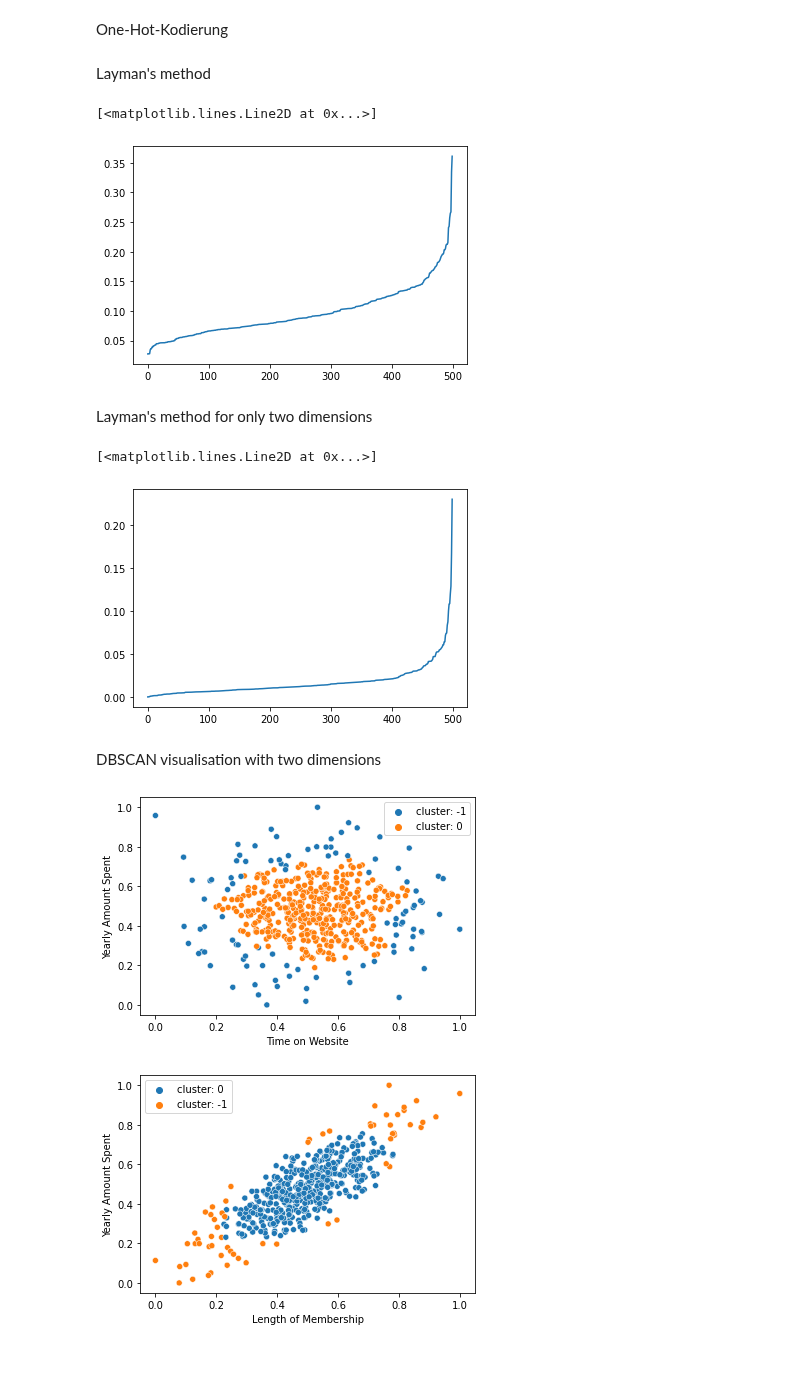
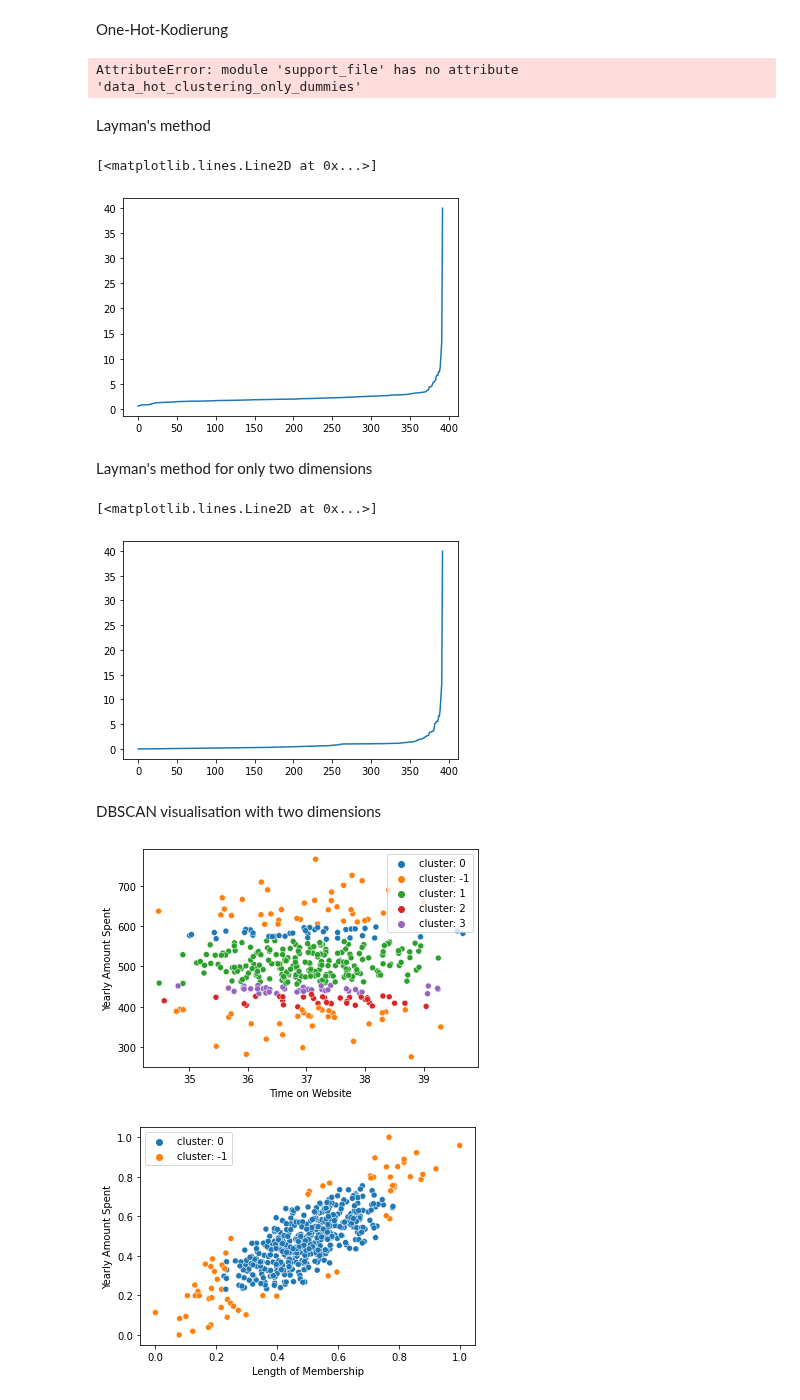
Before and after one commit to JustinSms/Ecommerce_Clustering_2, a Jupyter notebook: DBSCAN.ipynb, the cells around one changed output. Cells and saved outputs as stored; diff of their text form; code cells hidden in the pictures; blank space fills up the shorter version.

```diff
--- a/DBSCAN.ipynb
+++ b/DBSCAN.ipynb
@@ -36,9 +35,18 @@ data_dummies = pd.get_dummies(data[[]])
+# %%
+dummies = sf.data_hot_clustering_only_dummies
+data_hot_clustering = pd.concat([data_norm, dummies], axis=1)
+
+
+#data_hot_clustering[["Avg. Session Length","Time on App","Time on Website","Length of Membership","Yearly Amount Spent","HIGH","MEDIUM","LOW"]]
+print(data_hot_clustering.head(5))
+# %% [output]
+AttributeError: module 'support_file' has no attribute 'data_hot_clustering_only_dummies'
 # %% [markdown]
 Layman's method
 # %%
 neigh = NearestNeighbors(n_neighbors=2)
-nbrs = neigh.fit(data_norm)
-distances, indices = nbrs.kneighbors(data_norm)
+nbrs = neigh.fit(data_hot_clustering)
+distances, indices = nbrs.kneighbors(data_hot_clustering)
 
 distances = np.sort(distances, axis=0)
 
@@ -47,5 +55,5 @@ distances = distances[:,1]
 plt.plot(distances)
 # %% [output]
 [<matplotlib.lines.Line2D at 0x...>]
-[figure, old version]
+[figure, new version]
 # %%
@@ -55,7 +63,7 @@ clusters = dbscan.fit_predict(data_norm)
 # %% [markdown]
 Layman's method for only two dimensions
 # %%
-x = data_norm.iloc[:,[2,4]]
+x = data_hot_clustering.iloc[:,[4,5]]
 
 neigh = NearestNeighbors(n_neighbors=2)
 nbrs = neigh.fit(x)
@@ -68,20 +76,20 @@ distances = distances[:,1]
 plt.plot(distances)
 # %% [output]
 [<matplotlib.lines.Line2D at 0x...>]
-[figure, old version]
+[figure, new version]
 # %% [markdown]
 DBSCAN visualisation with two dimensions
 # %%
-X = data_norm.iloc[:,[2,4]]
+X = data_hot_clustering.iloc[:,[2,4]]
 
-dbscan = DBSCAN(eps=0.05, min_samples=10)
+dbscan = DBSCAN(eps=5, min_samples=10)
 clusters = dbscan.fit_predict(X)
 labels = dbscan.labels_
 
 sns.scatterplot(X.iloc[:,0], X.iloc[:,1], hue=["cluster: {}".format(i) for i in labels])
 plt.show()
 # %% [output]
-[figure, old version]
+[figure, new version]
 # %%
 X = data_norm.iloc[:,[3,4]]
 
```
Also changed, not shown: parts of 3 cells of this notebook, 2 other files.
